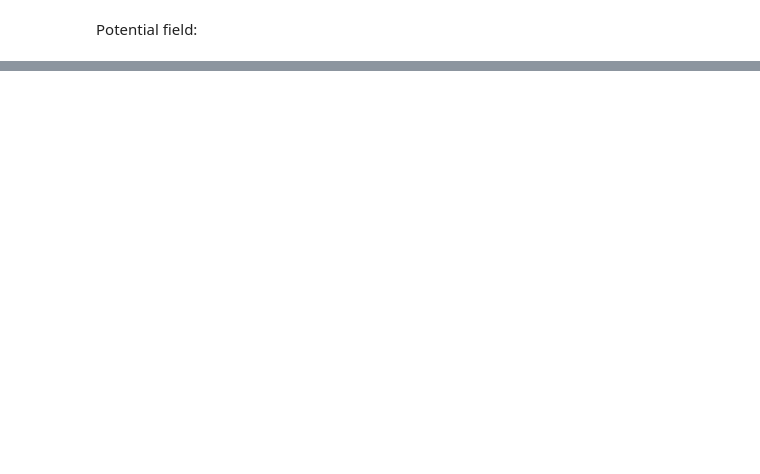
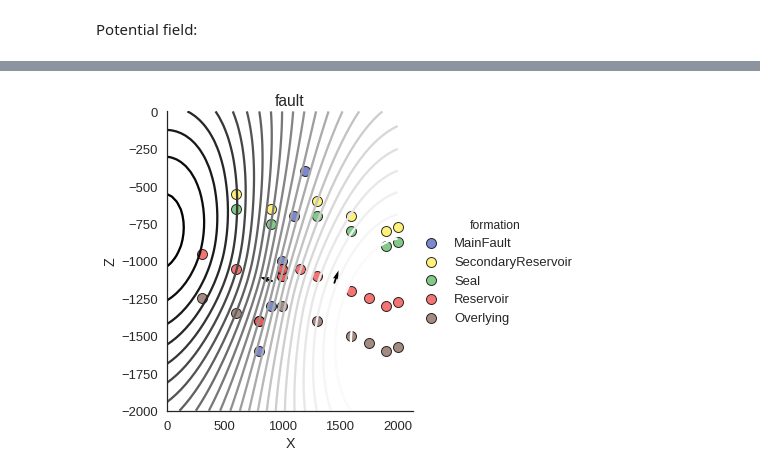
Before and after one commit to gempy-project/gempy, a Jupyter notebook: Tutorial/ch1.ipynb, the cells around one changed output, grey strips where cells are left out. Saved outputs shown, nothing was run; the diff lists cells and outputs as text; code cells hidden in the pictures; blank space fills up the shorter version.

```diff
--- a/Tutorial/ch1.ipynb
+++ b/Tutorial/ch1.ipynb
@@ -167,0 +219,4 @@ gp.plot_data_3D(geo_data)
+# %%
+gp.plot_potential_field(geo_data, fault_block[1], 25)
+# %% [output]
+[figure, added]
```
Also changed, not shown: parts of 28 cells of this notebook, 6 other files.
